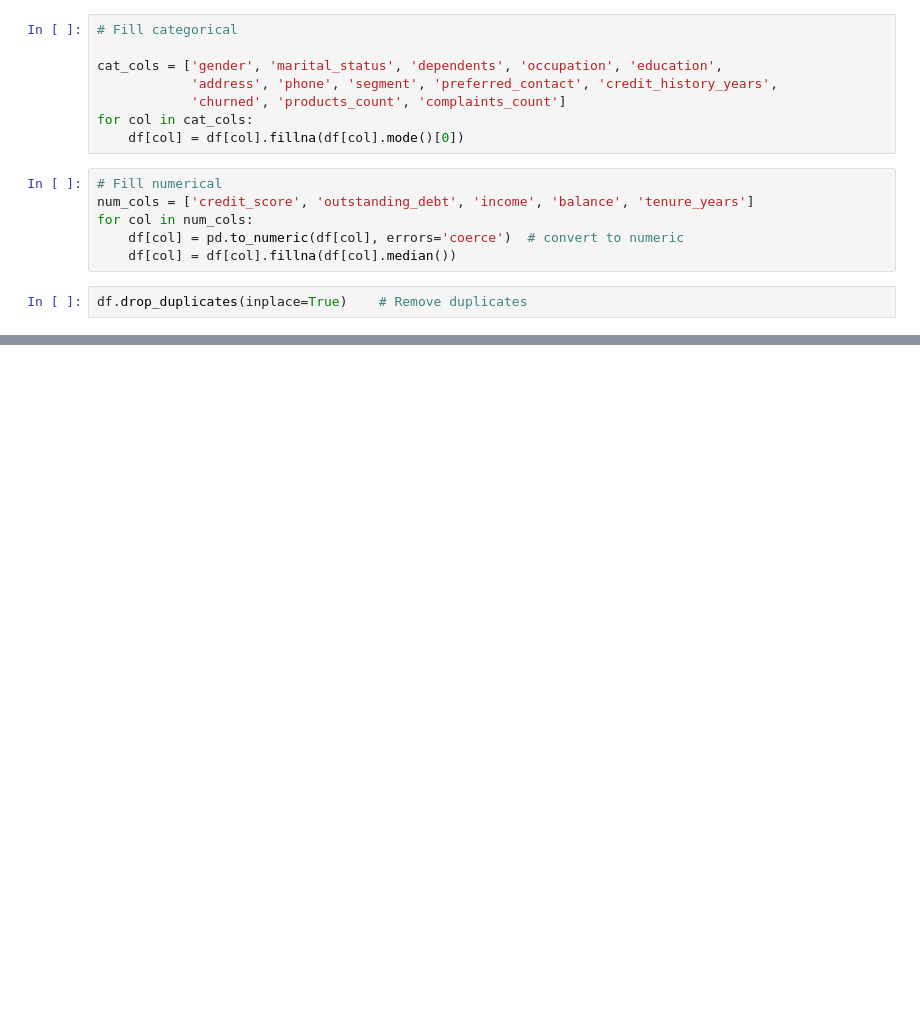
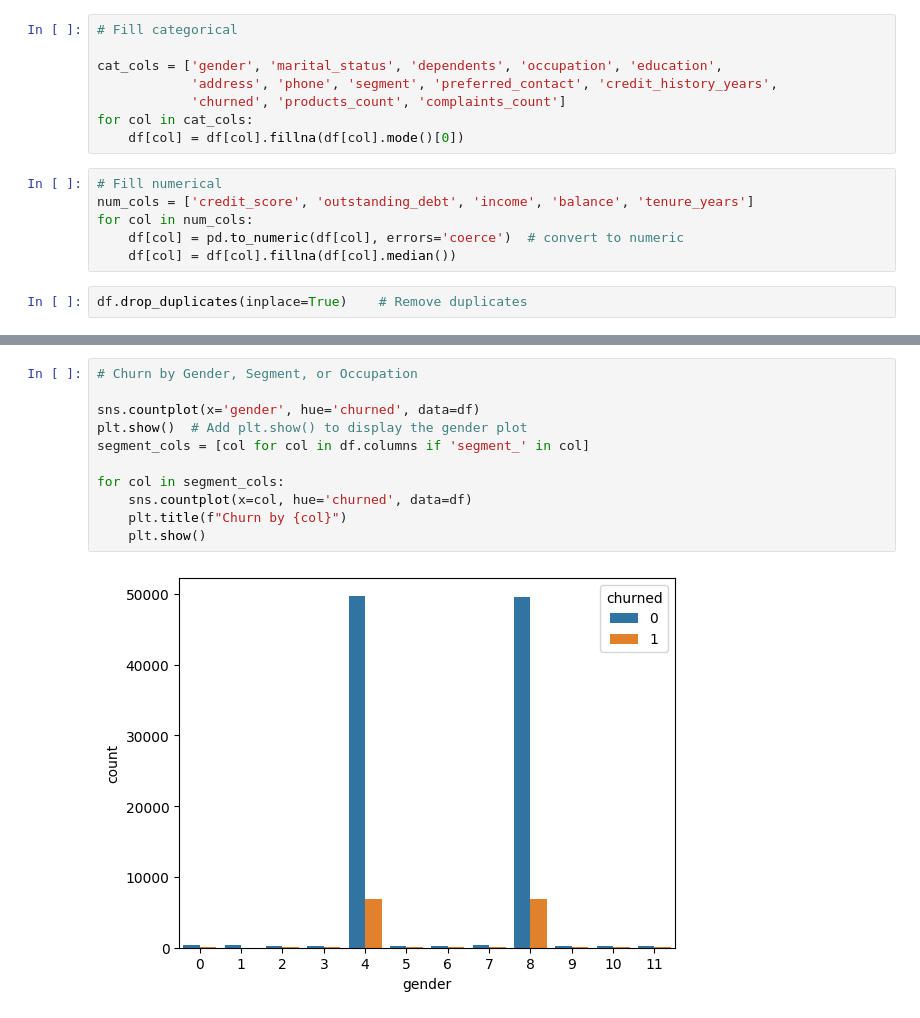
Before and after one commit to SusheniUmayangana/Customer_churn, a Jupyter notebook: FDM_mini_project.ipynb, the cells around one changed output, grey strips where cells are left out. Saved outputs shown, nothing was run; the diff lists cells and outputs as text; blank space fills up the shorter version.

```diff
--- a/FDM_mini_project.ipynb
+++ b/FDM_mini_project.ipynb
@@ -115,0 +168,13 @@ df.to_csv("data/processed/churn_cleaned.csv", index=False)
+# %%
+# Churn by Gender, Segment, or Occupation
+
+sns.countplot(x='gender', hue='churned', data=df)
+plt.show()  # Add plt.show() to display the gender plot
+segment_cols = [col for col in df.columns if 'segment_' in col]
+
+for col in segment_cols:
+    sns.countplot(x=col, hue='churned', data=df)
+    plt.title(f"Churn by {col}")
+    plt.show()
+# %% [output]
+[figure, added]
```
Also changed, not shown: parts of 13 cells of this notebook.
